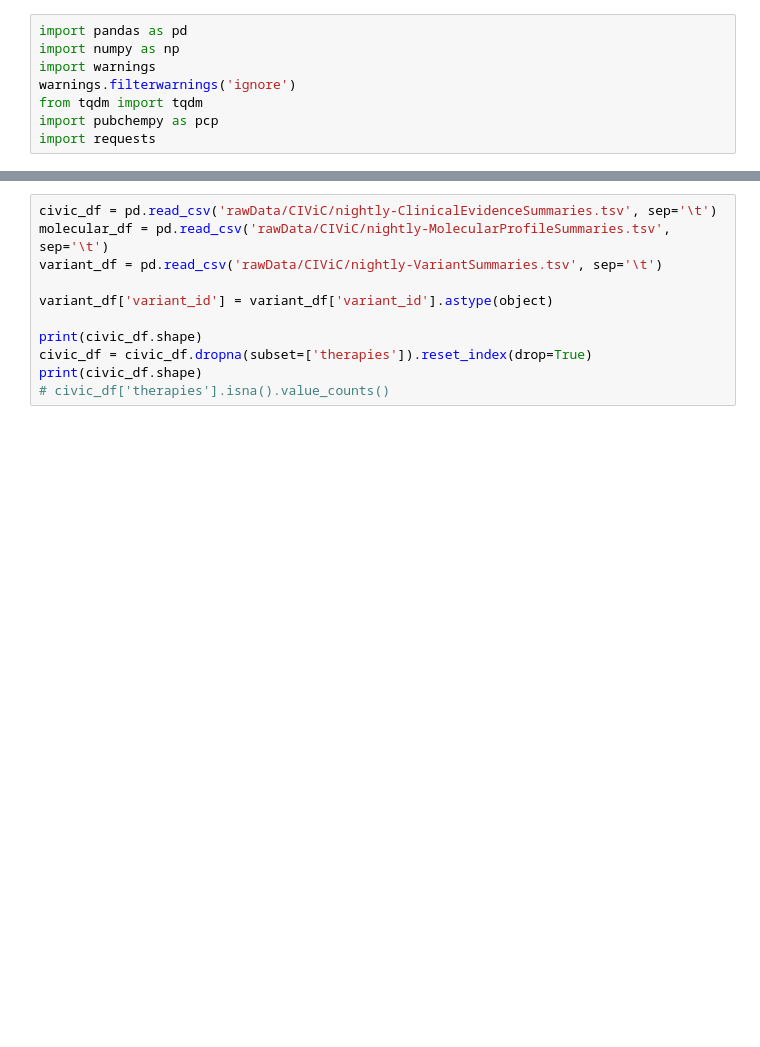
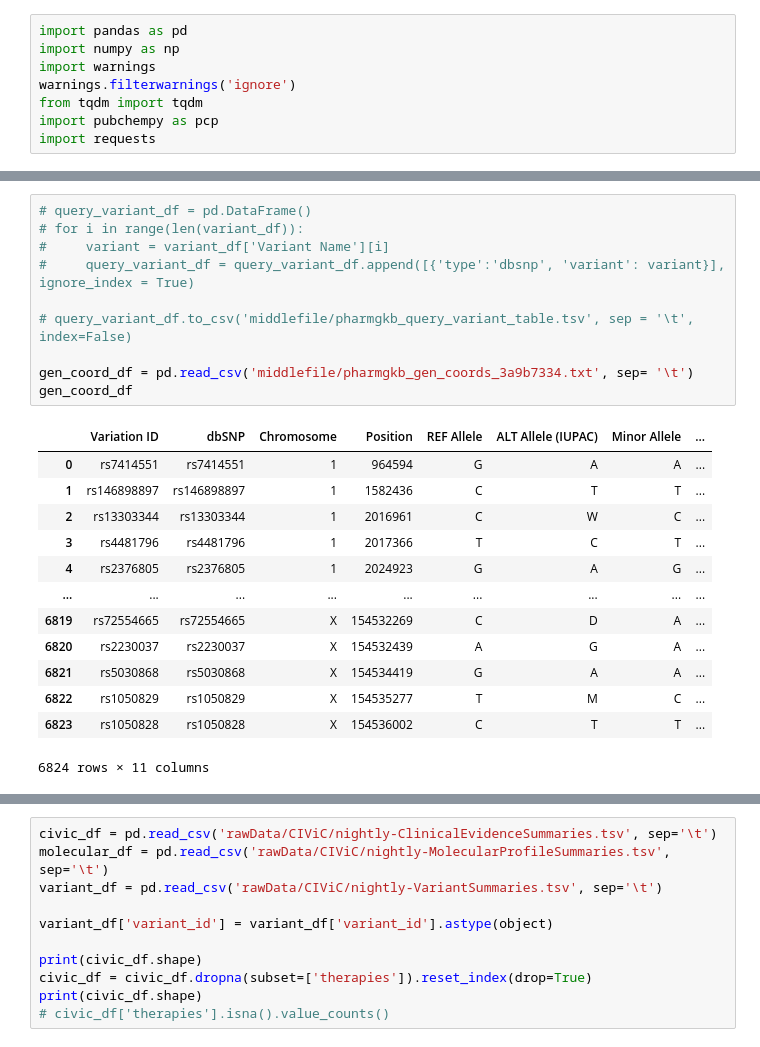
Before and after one commit to queen0401/MDSDR, a Jupyter notebook: preprocess.ipynb, the cells around one changed output, grey strips where cells are left out. Cells and saved outputs as stored; diff of their text form; blank space fills up the shorter version.

```diff
--- a/preprocess.ipynb
+++ b/preprocess.ipynb
@@ -32,3 +83,27 @@ chemicals_df.head()
+# %%
+# query_variant_df = pd.DataFrame()
+# for i in range(len(variant_df)):
+#     variant = variant_df['Variant Name'][i]
+#     query_variant_df = query_variant_df.append([{'type':'dbsnp', 'variant': variant}], ignore_index = True)
+
+# query_variant_df.to_csv('middlefile/pharmgkb_query_variant_table.tsv', sep = '\t', index=False)
+
+gen_coord_df = pd.read_csv('middlefile/pharmgkb_gen_coords_3a9b7334.txt', sep= '\t')
+gen_coord_df
+# %% [output]
+|  | Variation ID | dbSNP | Chromosome | Position | REF Allele | ALT Allele (IUPAC) | Minor Allele | ... |
+| 0 | rs7414551 | rs7414551 | 1 | 964594 | G | A | A | ... |
+| 1 | rs146898897 | rs146898897 | 1 | 1582436 | C | T | T | ... |
+| 2 | rs13303344 | rs13303344 | 1 | 2016961 | C | W | C | ... |
+| 3 | rs4481796 | rs4481796 | 1 | 2017366 | T | C | T | ... |
+| 4 | rs2376805 | rs2376805 | 1 | 2024923 | G | A | G | ... |
+| ... | ... | ... | ... | ... | ... | ... | ... | ... |
+| 6819 | rs72554665 | rs72554665 | X | 154532269 | C | D | A | ... |
+| 6820 | rs2230037 | rs2230037 | X | 154532439 | A | G | A | ... |
+| 6821 | rs5030868 | rs5030868 | X | 154534419 | G | A | A | ... |
+| 6822 | rs1050829 | rs1050829 | X | 154535277 | T | M | C | ... |
+| 6823 | rs1050828 | rs1050828 | X | 154536002 | C | T | T | ... |
+6824 rows × 11 columns
 # %%
 pharmgkb_all_df = pd.DataFrame()
 for i in range(len(pharmgkb_df)):
```
Also changed, not shown: parts of 17 cells of this notebook, 9 other files.
